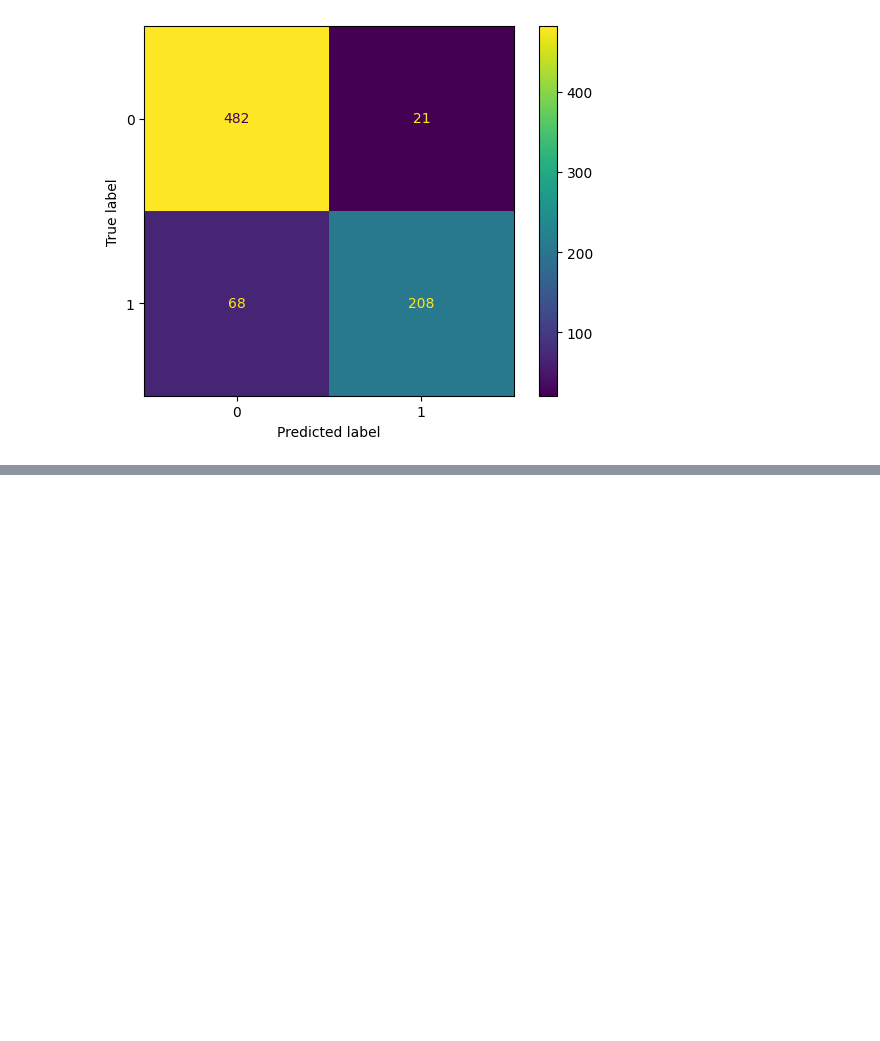
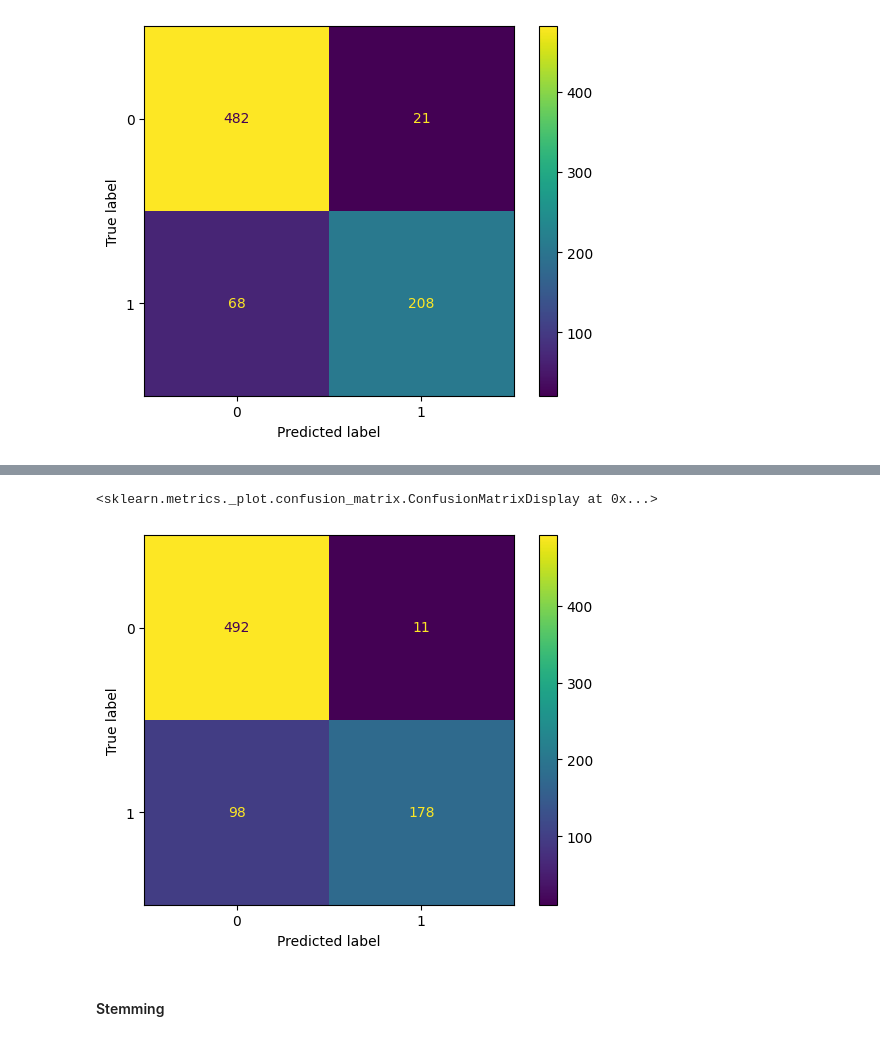
Before and after one commit to ryslipe/british_airlines, a Jupyter notebook: notebooks/04_logistic_regression_model.ipynb, the cells around one changed output, grey strips where cells are left out. Drawn from its saved outputs; the diff is of its cells as text; code cells hidden in the pictures; blank space fills up the shorter version.

```diff
--- a/notebooks/04_logistic_regression_model.ipynb
+++ b/notebooks/04_logistic_regression_model.ipynb
@@ -79,3 +79,17 @@ ConfusionMatrixDisplay.from_estimator(log_reg, X_test_vec, y_test)
 # %% [output]
 <sklearn.metrics._plot.confusion_matrix.ConfusionMatrixDisplay at 0x...>
 [figure]
+# %%
+# train test split
+X_train_, X_test_, y_train_, y_test_ = train_test_split(X, y, test_size=0.2, random_state=42)
+# %%
+# trying bigrams
+tfidf_vectorizer_ngram = TfidfVectorizer(ngram_range=(1, 3))  # unigrams and bigrams
+X_train_ngram = tfidf_vectorizer_ngram.fit_transform(X_train_)
+# %%
+# test data
+X_test_ngram = tfidf_vectorizer_ngram.transform(X_test)
+# %%
+# Step 5: Fit the Logistic Regression model
+log_reg = LogisticRegression(max_iter=1000)
+log_reg.fit(X_train_ngram, y_train)
@@ -81,0 +113,8 @@ ConfusionMatrixDisplay.from_estimator(log_reg, X_test_vec, y_test)
+# %%
+# display
+ConfusionMatrixDisplay.from_estimator(log_reg, X_test_ngram, y_test_)
+# %% [output]
+<sklearn.metrics._plot.confusion_matrix.ConfusionMatrixDisplay at 0x...>
+[figure, added]
+# %% [markdown]
+#### Stemming
```
Also changed, not shown: parts of 12 cells of this notebook.
